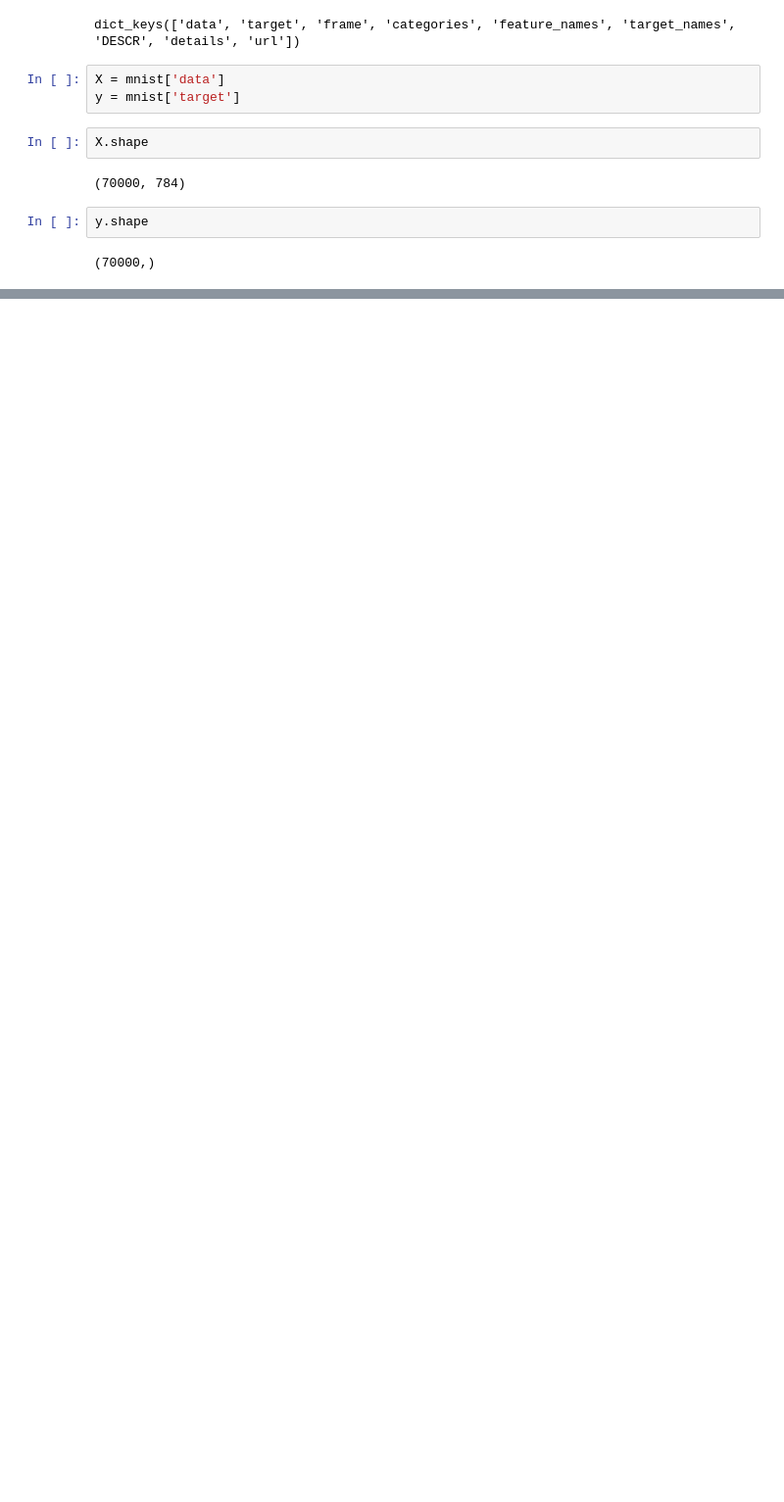
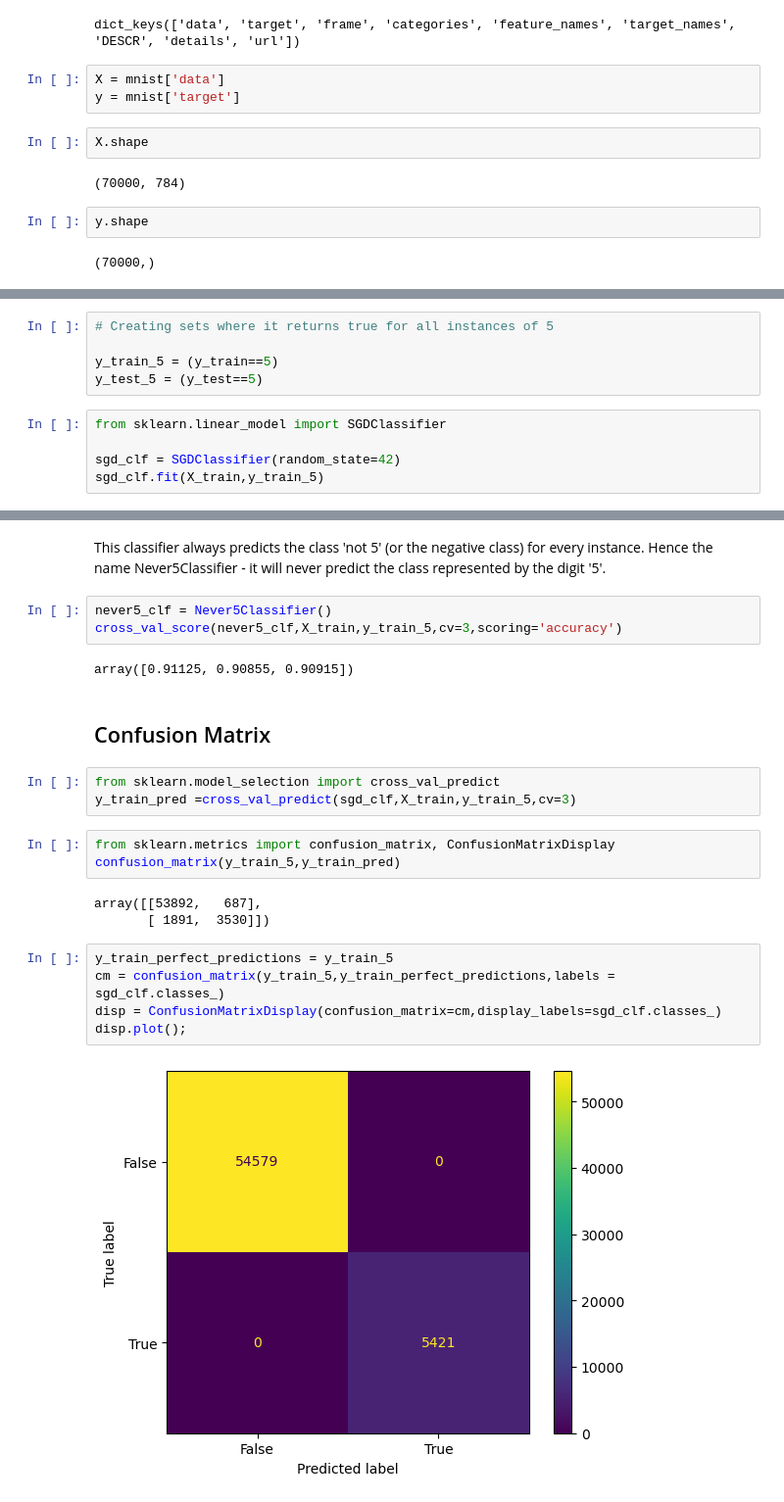
Before and after one commit to samsonmusumuri/MNIST_Classification, a Jupyter notebook: Classification/MNIST_Classification.ipynb, the cells around one changed output, grey strips where cells are left out. Shown at 98% size. Drawn from its saved outputs; the diff is of its cells as text; blank space fills up the shorter version.

```diff
--- a/Classification/MNIST_Classification.ipynb
+++ b/Classification/MNIST_Classification.ipynb
@@ -25,0 +76,10 @@ y.shape
+# %%
+# Creating sets where it returns true for all instances of 5
+
+y_train_5 = (y_train==5)
+y_test_5 = (y_test==5)
+# %%
+from sklearn.linear_model import SGDClassifier
+
+sgd_clf = SGDClassifier(random_state=42)
+sgd_clf.fit(X_train,y_train_5)
@@ -25,0 +108,25 @@ y.shape
+# %% [markdown]
+This classifier always predicts the class 'not 5' (or the negative class) for every instance. Hence the name Never5Classifier - it will never predict the class represented by the digit '5'.
+# %%
+never5_clf = Never5Classifier()
+cross_val_score(never5_clf,X_train,y_train_5,cv=3,scoring='accuracy')
+# %% [output]
+array([0.91125, 0.90855, 0.90915])
+# %% [markdown]
+## Confusion Matrix
+# %%
+from sklearn.model_selection import cross_val_predict
+y_train_pred =cross_val_predict(sgd_clf,X_train,y_train_5,cv=3)
+# %%
+from sklearn.metrics import confusion_matrix, ConfusionMatrixDisplay
+confusion_matrix(y_train_5,y_train_pred)
+# %% [output]
+array([[53892,   687],
+       [ 1891,  3530]])
+# %%
+y_train_perfect_predictions = y_train_5
+cm = confusion_matrix(y_train_5,y_train_perfect_predictions,labels = sgd_clf.classes_)
+disp = ConfusionMatrixDisplay(confusion_matrix=cm,display_labels=sgd_clf.classes_)
+disp.plot();
+# %% [output]
+[figure, added]
```
Also changed, not shown: parts of 47 cells of this notebook.
